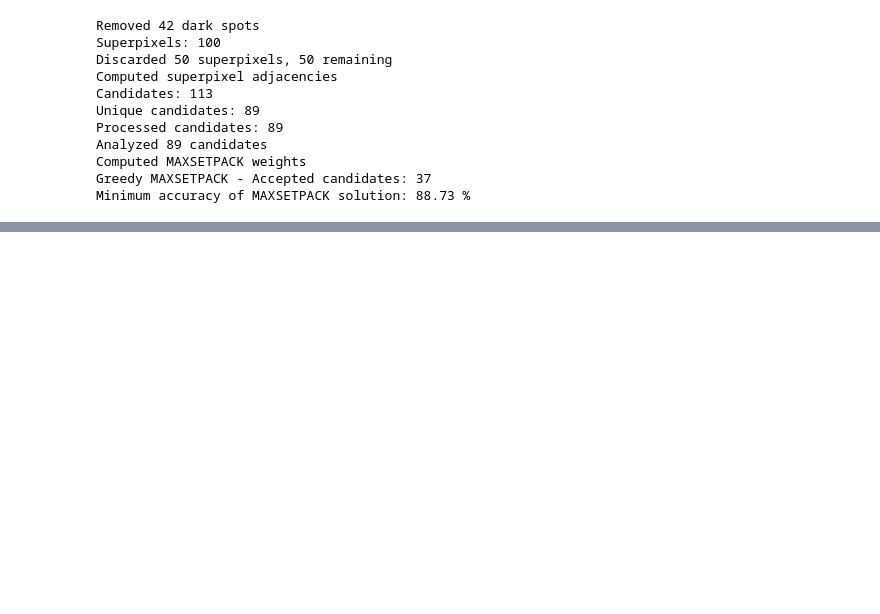
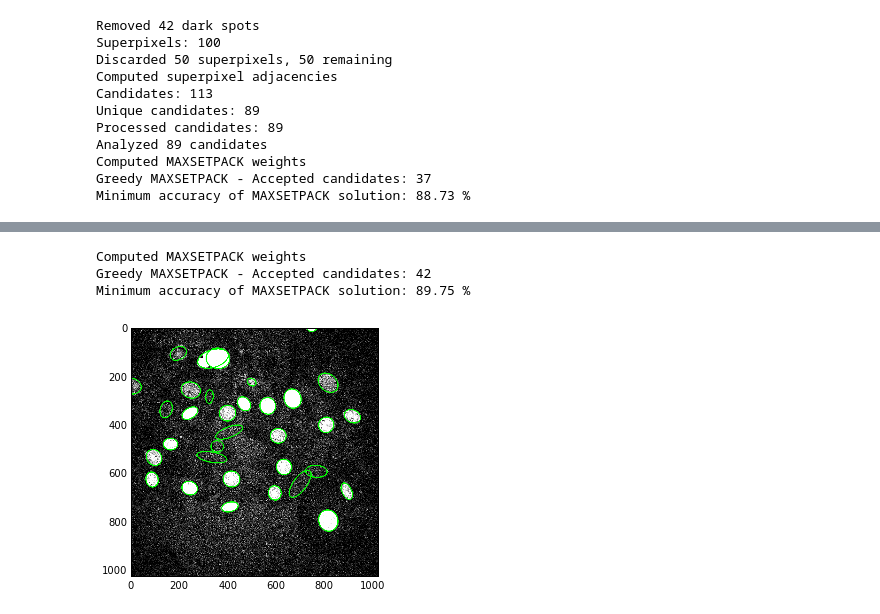
Before and after one commit to BMCV/SuperDSM, a Jupyter notebook: demo.ipynb, the cells around one changed output, grey strips where cells are left out. Drawn from its saved outputs; the diff is of its cells as text; code cells hidden in the pictures; blank space fills up the shorter version.

Commit message:
adds `derive` to `gocell.config`

```diff
--- a/demo.ipynb
+++ b/demo.ipynb
@@ -68,0 +69,15 @@ tight_layout()
+# %%
+data, cfg = pipeline.process_image(g_raw, data=data, first_stage='max_setpack_weights',
+                                   cfg=gocell.config.derive(cfg, {
+        'max_setpack_weights': {
+            'alpha': 0
+        }
+    }))
+
+imshow(gocell.render.render_model_shapes_over_image(data))
+tight_layout()
+# %% [output]
+Computed MAXSETPACK weights
+Greedy MAXSETPACK - Accepted candidates: 42
+Minimum accuracy of MAXSETPACK solution: 89.75 %
+[figure, added]
```
Also changed, not shown: parts of 5 cells of this notebook, 2 other files.
